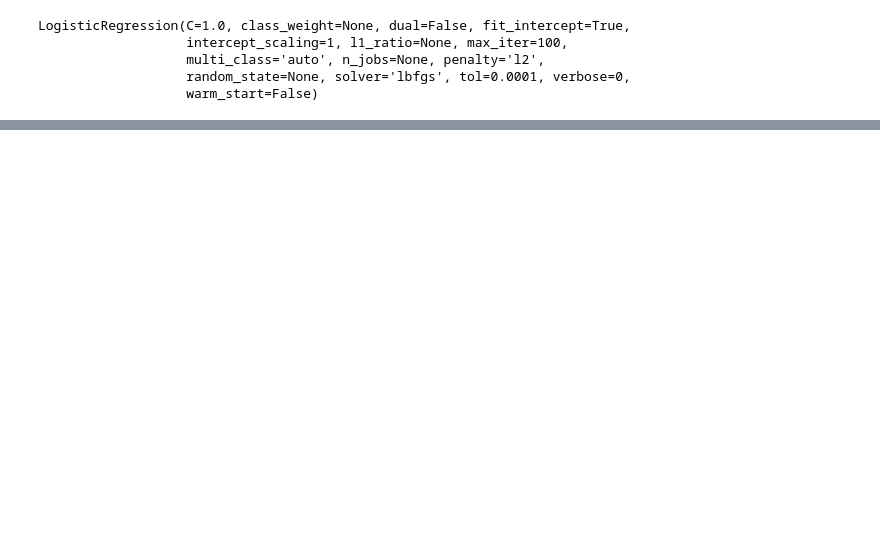
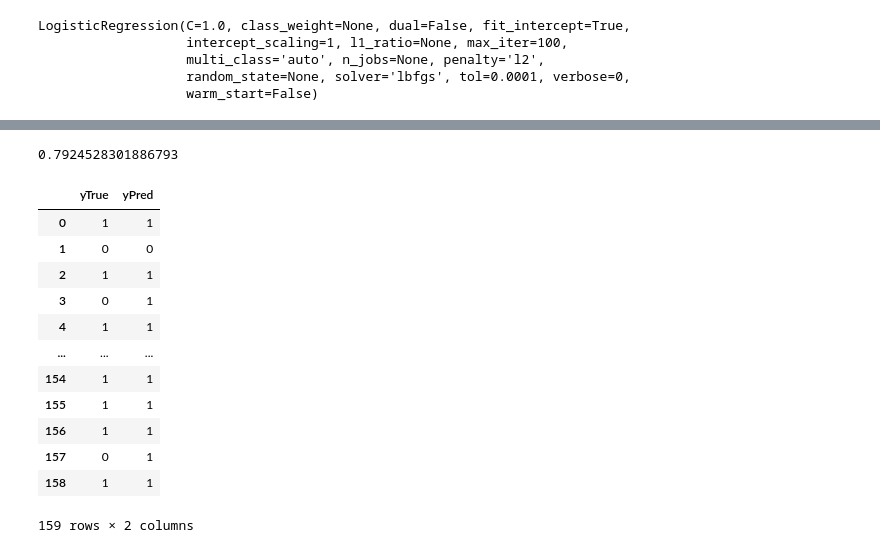
Before and after one commit to KonradKomor/Alcohol-Consumption-in-group-of-students, a Jupyter notebook: Loan_approval_system_data.ipynb, the cells around one changed output, grey strips where cells are left out. Cells and saved outputs as stored; diff of their text form; code cells hidden in the pictures; blank space fills up the shorter version.

```diff
--- a/Loan_approval_system_data.ipynb
+++ b/Loan_approval_system_data.ipynb
@@ -141,0 +138,23 @@ weighted avg       0.81      0.82      0.81       159
+# %%
+#Accuracy of model
+from sklearn.metrics import accuracy_score
+accuracy_score(targetTest,targetPred)
+# %% [output]
+0.7924528301886793
+# %%
+results = pd.DataFrame({'yTrue':targetTest,'yPred':targetPred})
+results
+# %% [output]
+|  | yTrue | yPred |
+| 0 | 1 | 1 |
+| 1 | 0 | 0 |
+| 2 | 1 | 1 |
+| 3 | 0 | 1 |
+| 4 | 1 | 1 |
+| ... | ... | ... |
+| 154 | 1 | 1 |
+| 155 | 1 | 1 |
+| 156 | 1 | 1 |
+| 157 | 0 | 1 |
+| 158 | 1 | 1 |
+159 rows × 2 columns
```
Also changed, not shown: parts of 6 cells of this notebook.
